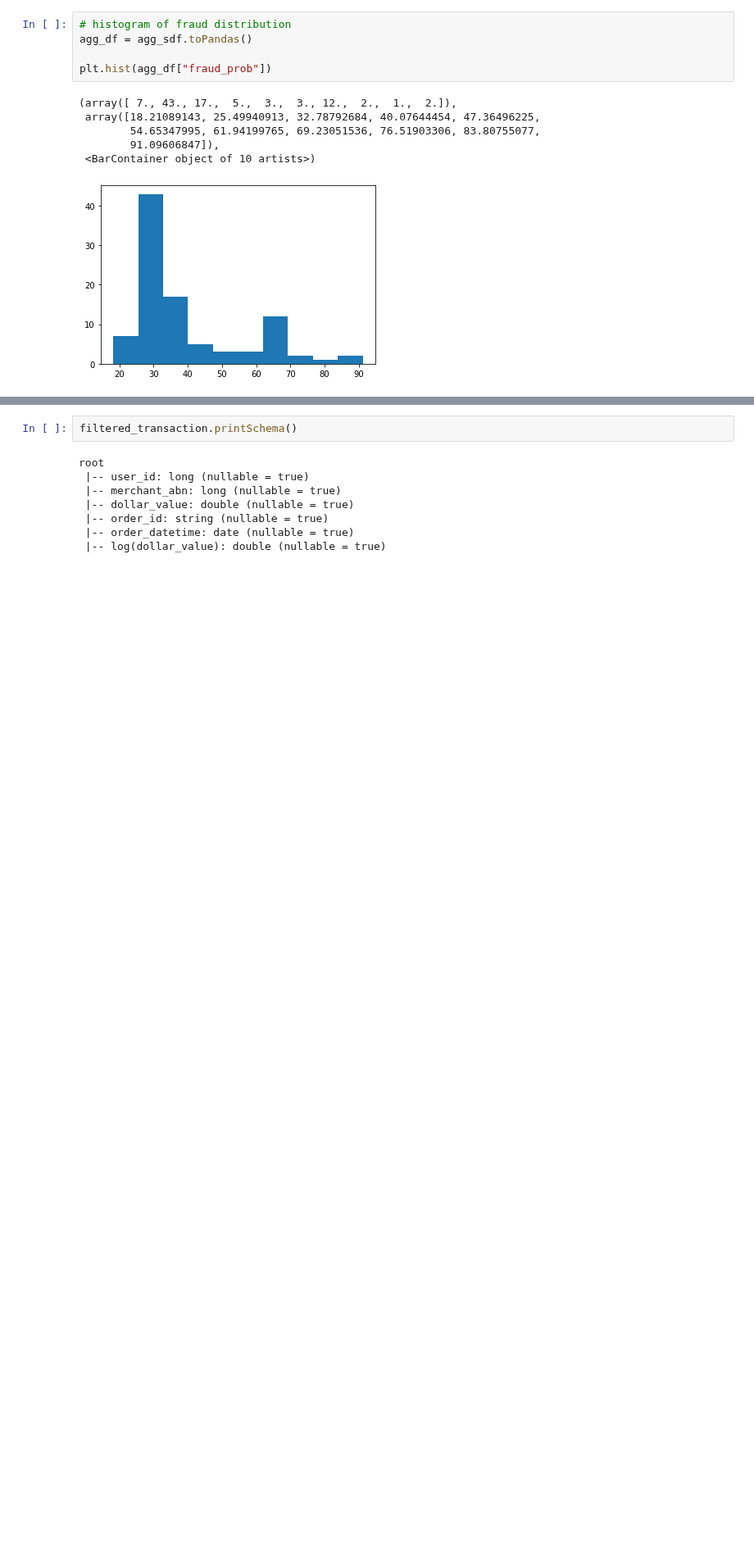
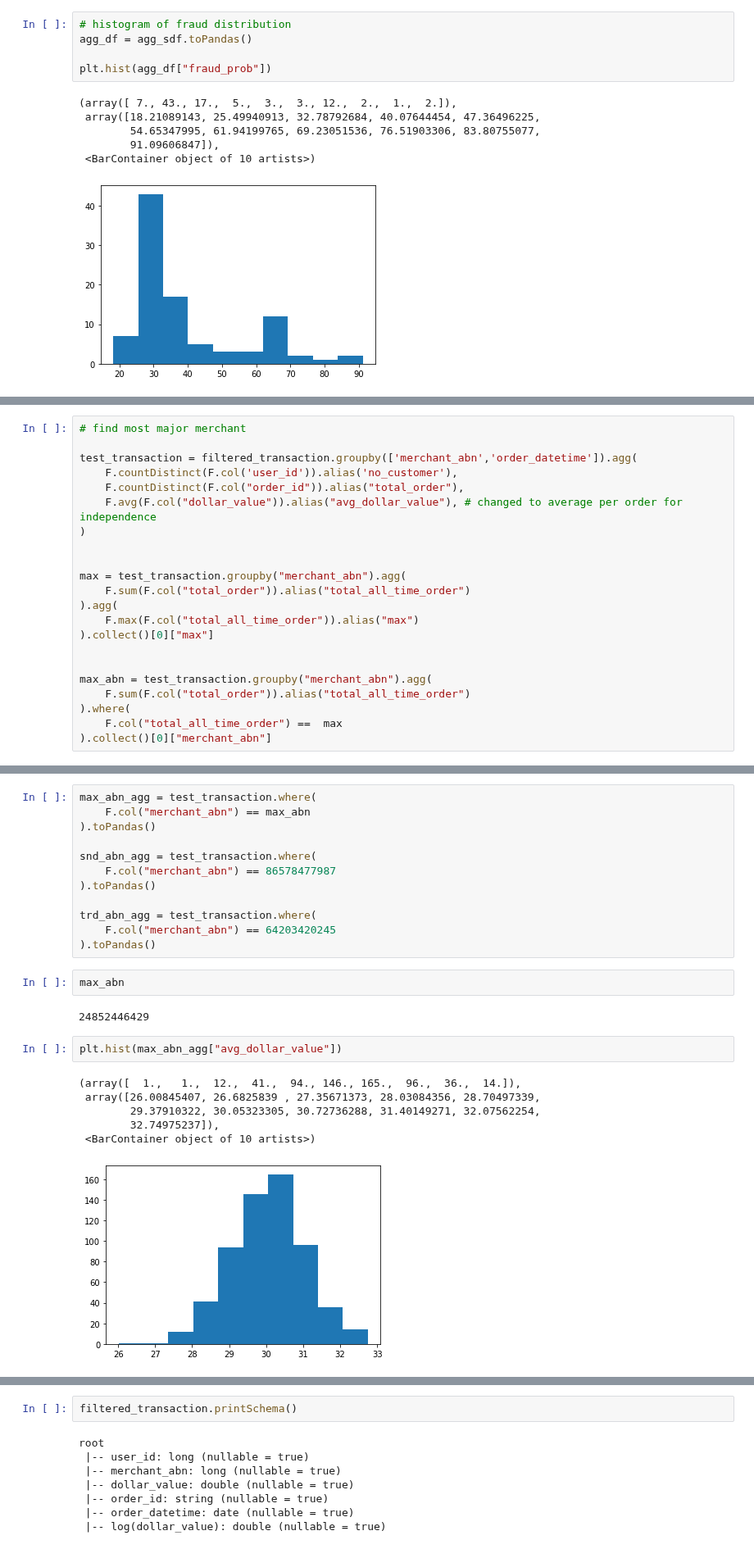
Before and after one commit to MAST30034-Applied-Data-Science/generic-buy-now-pay-later-project-group-19, a Jupyter notebook: notebooks/fraud.ipynb, the cells around one changed output, grey strips where cells are left out. Shown at 82% size. Saved outputs shown, nothing was run; the diff lists cells and outputs as text; blank space fills up the shorter version.

```diff
--- a/notebooks/fraud.ipynb
+++ b/notebooks/fraud.ipynb
@@ -336,0 +312,22 @@ plt.hist(agg_df["fraud_prob"])
+# %%
+# find most major merchant
+
+test_transaction = filtered_transaction.groupby(['merchant_abn','order_datetime']).agg(
+    F.countDistinct(F.col('user_id')).alias('no_customer'),
+    F.countDistinct(F.col("order_id")).alias("total_order"),
+    F.avg(F.col("dollar_value")).alias("avg_dollar_value"), # changed to average per order for independence
+)
+
+
+max = test_transaction.groupby("merchant_abn").agg(
+    F.sum(F.col("total_order")).alias("total_all_time_order")
+).agg(
+    F.max(F.col("total_all_time_order")).alias("max")
+).collect()[0]["max"]
+
+
+max_abn = test_transaction.groupby("merchant_abn").agg(
+    F.sum(F.col("total_order")).alias("total_all_time_order")
+).where(
+    F.col("total_all_time_order") ==  max
+).collect()[0]["merchant_abn"]
@@ -336,0 +348,25 @@ plt.hist(agg_df["fraud_prob"])
+# %%
+max_abn_agg = test_transaction.where(
+    F.col("merchant_abn") == max_abn
+).toPandas()
+
+snd_abn_agg = test_transaction.where(
+    F.col("merchant_abn") == 86578477987
+).toPandas()
+
+trd_abn_agg = test_transaction.where(
+    F.col("merchant_abn") == 64203420245
+).toPandas()
+# %%
+max_abn
+# %% [output]
+24852446429
+# %%
+plt.hist(max_abn_agg["avg_dollar_value"])
+# %% [output]
+(array([  1.,   1.,  12.,  41.,  94., 146., 165.,  96.,  36.,  14.]),
+ array([26.00845407, 26.6825839 , 27.35671373, 28.03084356, 28.70497339,
+        29.37910322, 30.05323305, 30.72736288, 31.40149271, 32.07562254,
+        32.74975237]),
+ <BarContainer object of 10 artists>)
+[figure, added]
```
Also changed, not shown: parts of 14 cells of this notebook.
